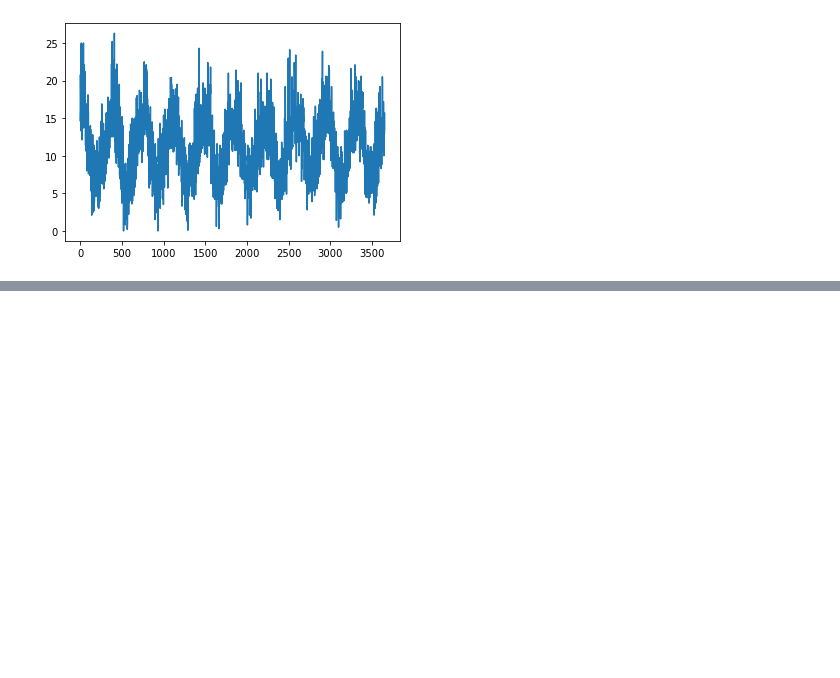
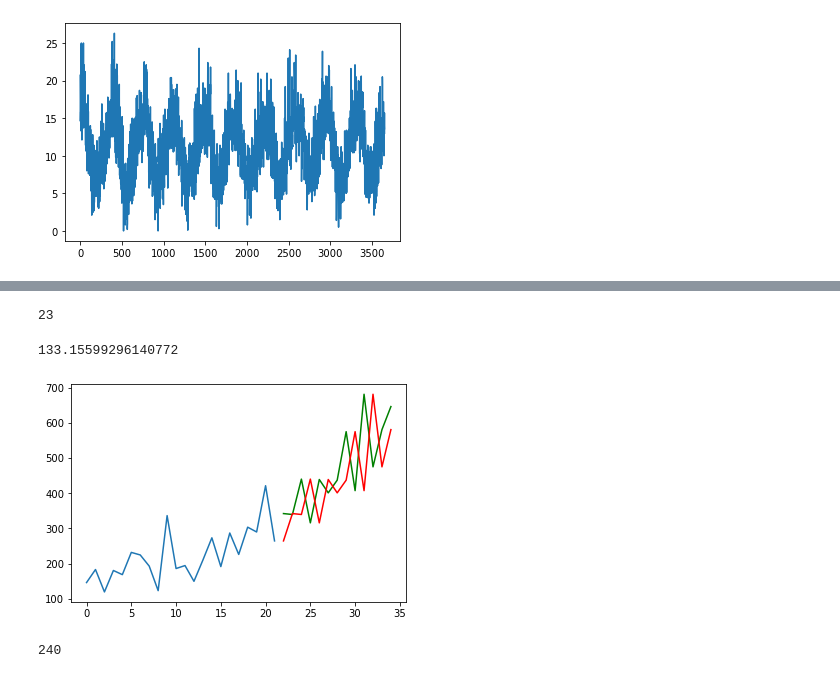
Before and after one commit to bastrob/Working_forecasting_series, a Jupyter notebook: LearnTimeSeries.ipynb, the cells around one changed output, grey strips where cells are left out. Drawn from its saved outputs; the diff is of its cells as text; code cells hidden in the pictures; blank space fills up the shorter version.

```diff
--- a/LearnTimeSeries.ipynb
+++ b/LearnTimeSeries.ipynb
@@ -831,0 +909,34 @@ pyplot.show()
+# %%
+len_train = int(0.66* len(X))
+len_train
+# %% [output]
+23
+# %%
+# delete first row
+train, test = X[1:len_train], X[len_train:]
+# %%
+X_train, y_train = train[:, 0], train[:, 1]
+X_test, y_test = test[:, 0], test[:, 1]
+# %%
+# persistence model
+def model_persistance(x):
+    return x
+# %%
+# walkl-forward validation
+predictions = list()
+
+for x in X_test:
+    yhat = model_persistance(x)
+    predictions.append(yhat)
+
+rmse = sqrt(mean_squared_error(y_test, predictions))
+rmse
+# %% [output]
+133.15599296140772
+# %%
+pyplot.plot(y_train)
+pyplot.plot([None for x in y_train] + [x for x in y_test], color='green')
+pyplot.plot([None for x in y_train] + [x for x in predictions], color='red')
+pyplot.show()
+# %% [output]
+[figure, added]
@@ -831,0 +952,5 @@ pyplot.show()
+# %%
+len_train = int(0.66* len(X))
+len_train
+# %% [output]
+240
```
Also changed, not shown: parts of 34 cells of this notebook.
